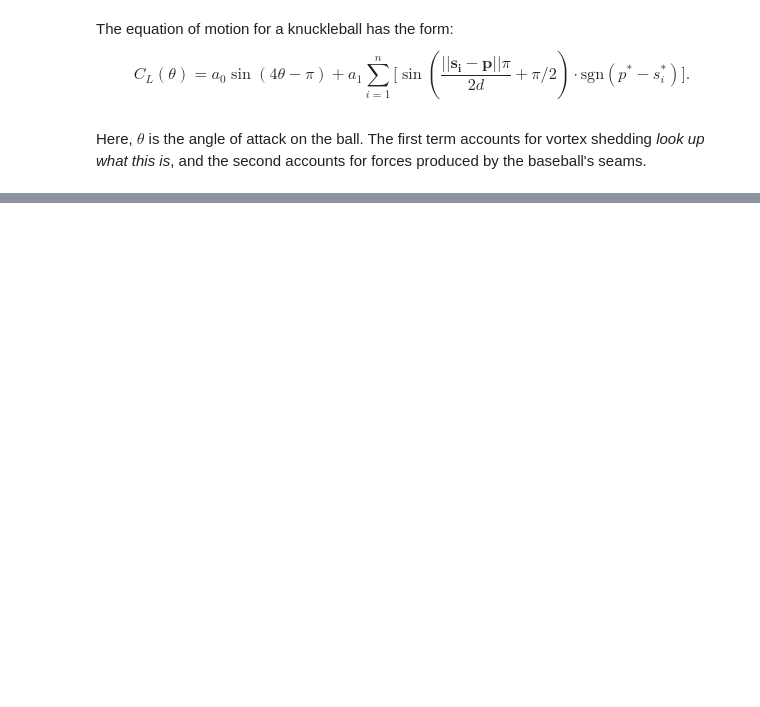
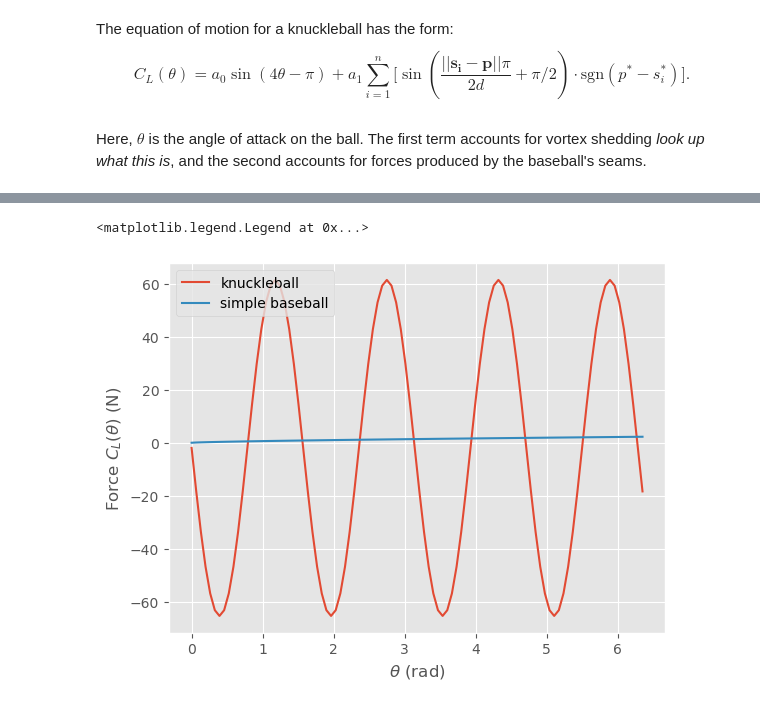
Before and after one commit to jistanto/honors-contract, a Jupyter notebook: Work/scratch.ipynb, the cells around one changed output, grey strips where cells are left out. Cells and saved outputs as stored; diff of their text form; code cells hidden in the pictures; blank space fills up the shorter version.

```diff
--- a/Work/scratch.ipynb
+++ b/Work/scratch.ipynb
@@ -191,0 +192,21 @@ ax.figure.tight_layout()
+# %%
+theta_vals = np.arange(0,2*np.pi+np.pi/48,np.pi/48)
+test = np.zeros(len(theta_vals))
+test2 = np.zeros(len(theta_vals))
+i = 0
+for theta in tqdm(theta_vals):
+    test[i] = C_L_knuckleball(theta)
+    test2[i] = C_L(theta)
+    i += 1
+# %%
+fig = plt.figure()
+ax = fig.add_subplot(111)
+ax.plot(theta_vals,test,label='knuckleball')
+ax.plot(theta_vals,test2,label='simple baseball')
+ax.set_xlabel(r'$\theta$ (rad)')
+ax.set_ylabel(r'Force $C_L(\theta)$ (N)')
+ax.legend()
+# conclusion: need to check larger values for a_0, a_1 to see appreciable effects?
+# %% [output]
+<matplotlib.legend.Legend at 0x...>
+[figure, added]
```
Also changed, not shown: parts of 9 cells of this notebook, 1 other file.
